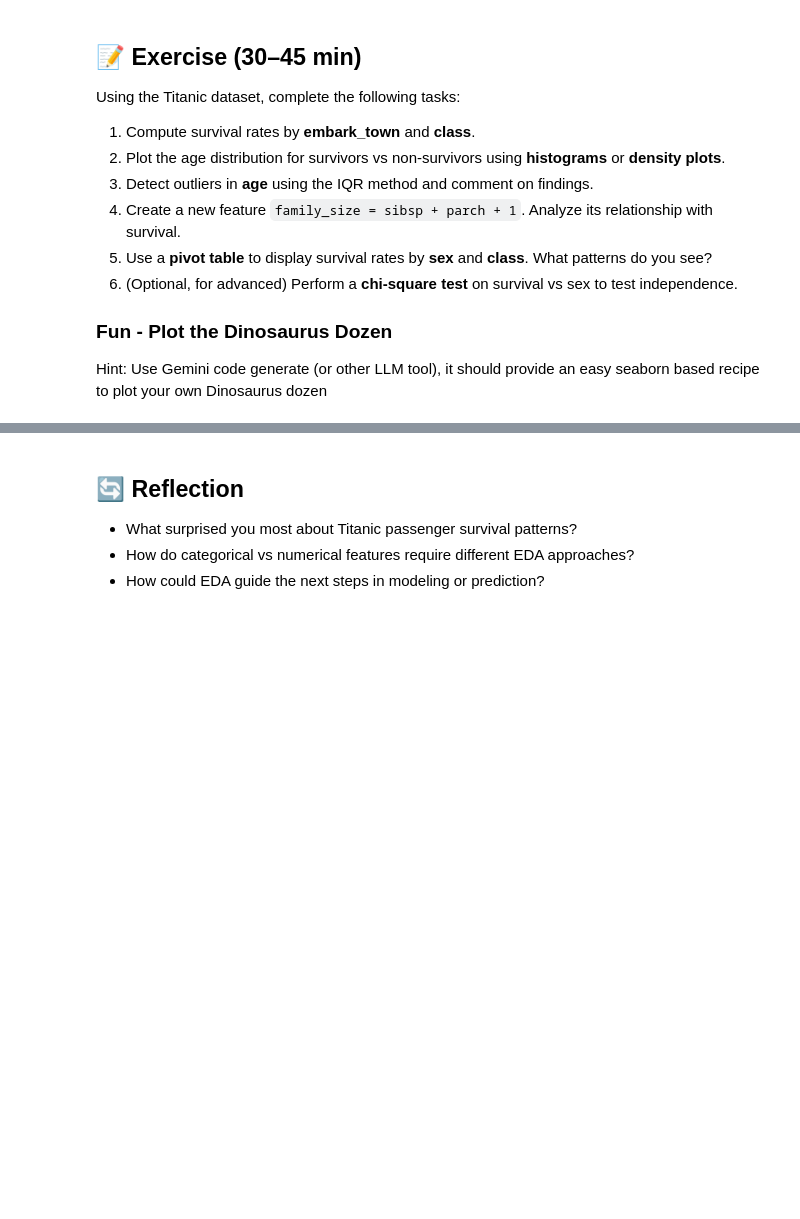
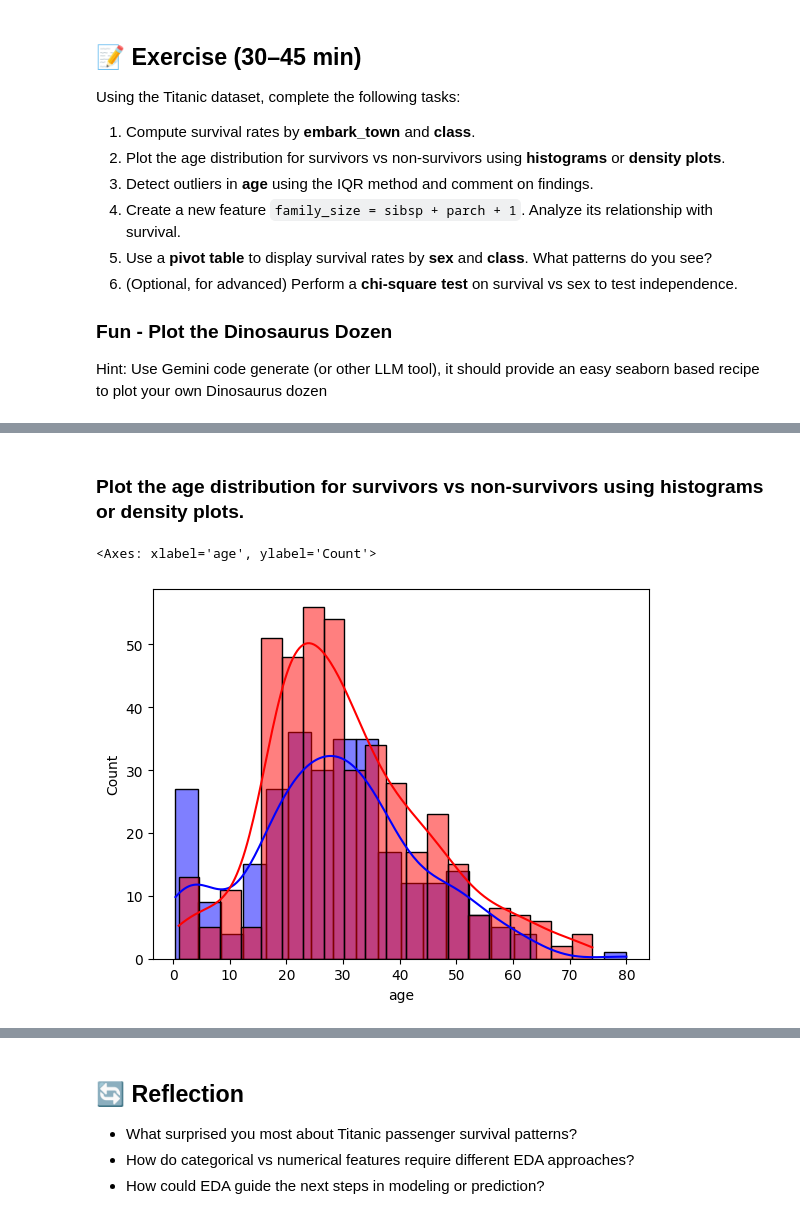
Before and after one commit to ValRCS/RTU_Data_Analysis_Visualization_CPD, a Jupyter notebook: notebooks/day3_exploratory_data_analysis.ipynb, the cells around one changed output, grey strips where cells are left out. Cells and saved outputs as stored; diff of their text form; code cells hidden in the pictures; blank space fills up the shorter version.

```diff
--- a/notebooks/day3_exploratory_data_analysis.ipynb
+++ b/notebooks/day3_exploratory_data_analysis.ipynb
@@ -768,0 +828,9 @@ Hint: Use Gemini code generate (or other LLM tool), it should provide an easy se
+# %% [markdown]
+### Plot the age distribution for survivors vs non-survivors using histograms or density plots.
+# %%
+# Plot the age distribution for survivors vs non-survivors using histograms AND density plots.
+sns.histplot(titanic[titanic['survived'] == 1]['age'].dropna(), bins=20, kde=True, color='blue', label='Survived')
+sns.histplot(titanic[titanic['survived'] == 0]['age'].dropna(), bins=20, kde=True, color='red', label='Survived')
+# %% [output]
+<Axes: xlabel='age', ylabel='Count'>
+[figure, added]
```
Also changed, not shown: parts of 27 cells of this notebook.
